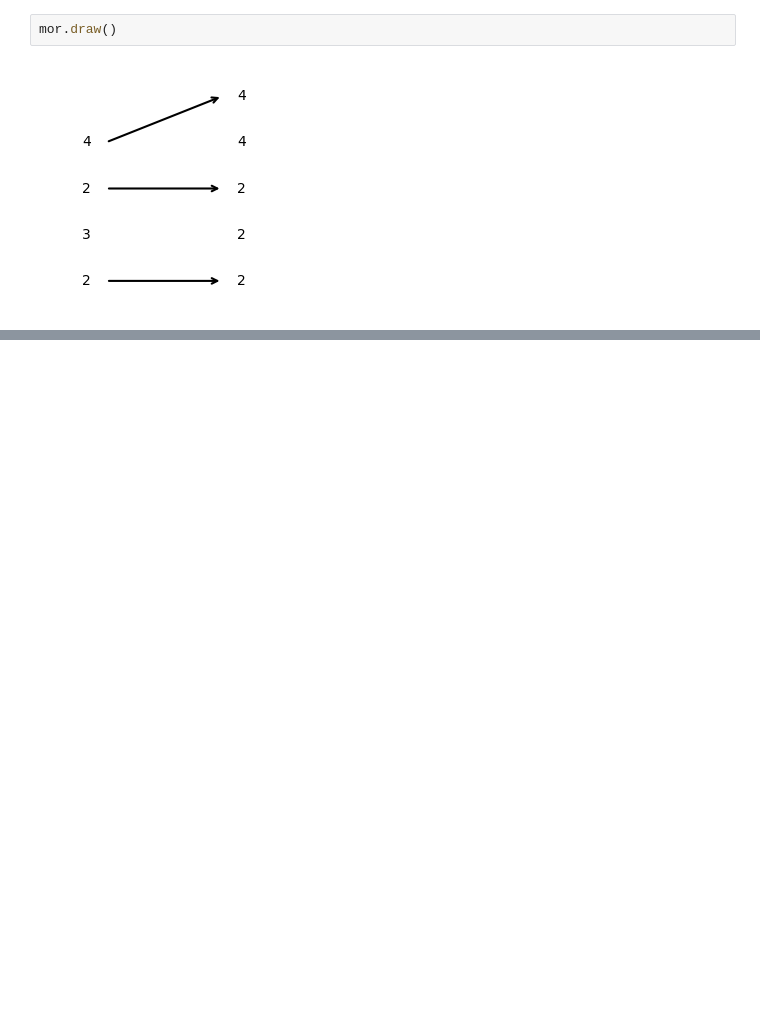
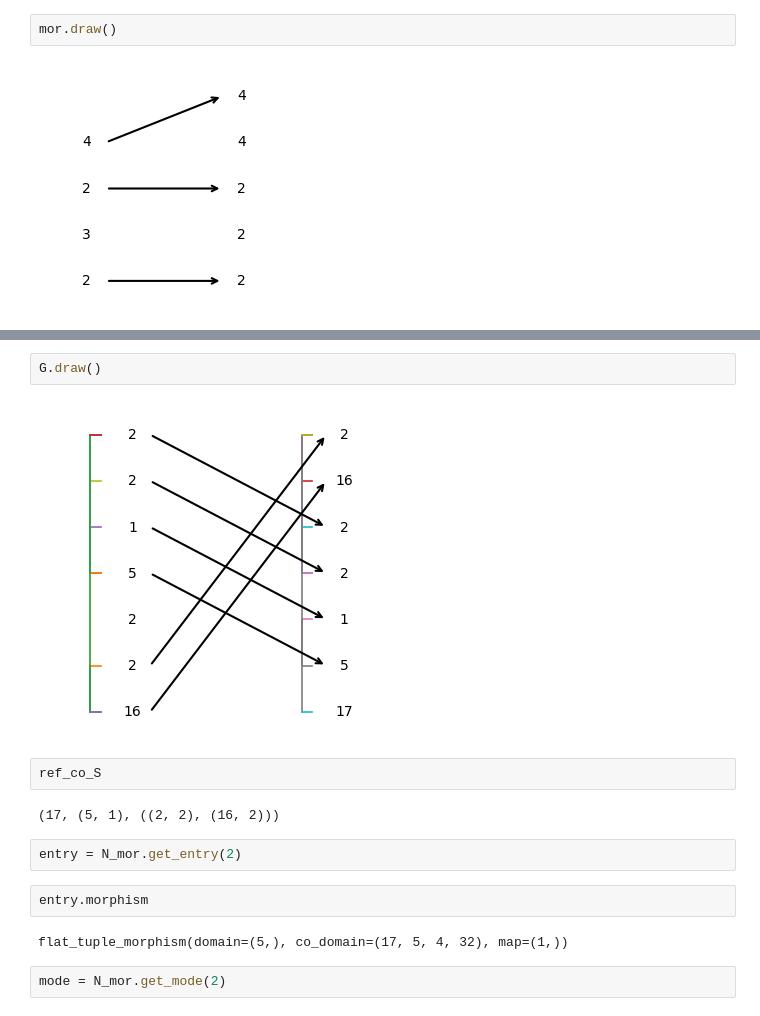
Before and after one commit to PranavDeepakSathya/theCudaBender, a Jupyter notebook: Layout/compositions.ipynb, the cells around one changed output, grey strips where cells are left out. Cells and saved outputs as stored; diff of their text form; blank space fills up the shorter version.

```diff
--- a/Layout/compositions.ipynb
+++ b/Layout/compositions.ipynb
@@ -136,0 +178,16 @@ mor.draw()
+# %%
+G.draw()
+# %% [output]
+[figure, added]
+# %%
+ref_co_S
+# %% [output]
+(17, (5, 1), ((2, 2), (16, 2)))
+# %%
+entry = N_mor.get_entry(2)
+# %%
+entry.morphism
+# %% [output]
+flat_tuple_morphism(domain=(5,), co_domain=(17, 5, 4, 32), map=(1,))
+# %%
+mode = N_mor.get_mode(2)
```
Also changed, not shown: parts of 14 cells of this notebook, 2 other files.
